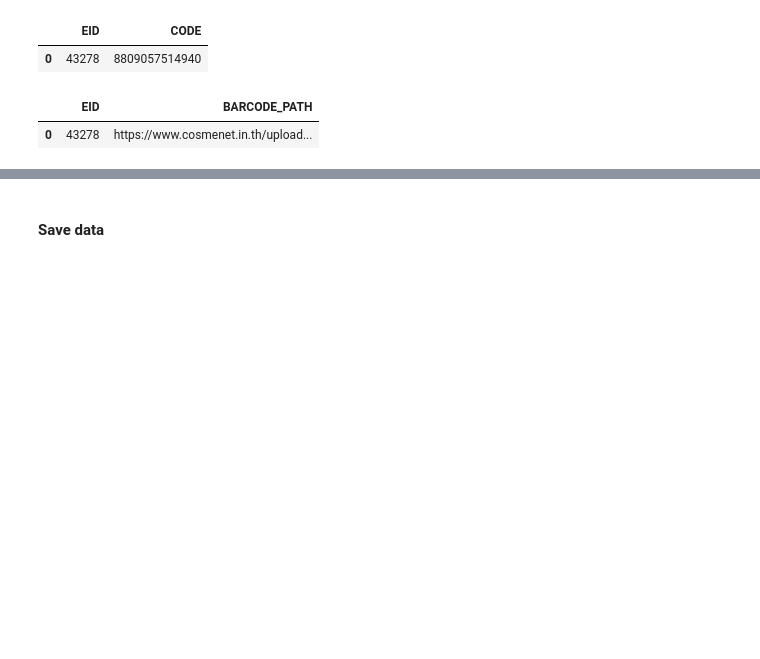
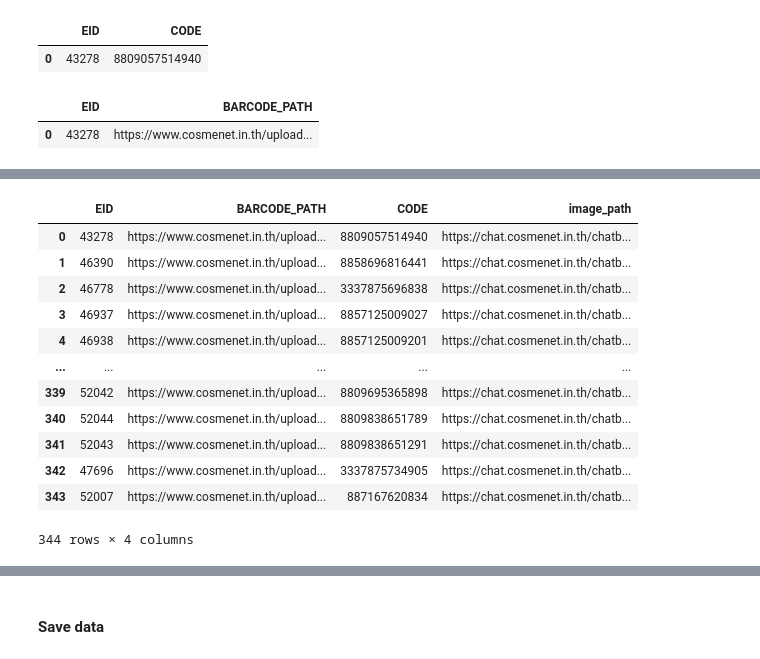
Before and after one commit to suthipongg/Similarity_model, a Jupyter notebook: db_cosmenet/push_real_data_scanner.ipynb, the cells around one changed output, grey strips where cells are left out. Saved outputs shown, nothing was run; the diff lists cells and outputs as text; code cells hidden in the pictures; blank space fills up the shorter version.

```diff
--- a/db_cosmenet/push_real_data_scanner.ipynb
+++ b/db_cosmenet/push_real_data_scanner.ipynb
@@ -326,3 +351,19 @@ barcode_img_data.head(1)
+# %%
+barcode_img_data
+# %% [output]
+|  | EID | BARCODE_PATH | CODE | image_path |
+| 0 | 43278 | https://www.cosmenet.in.th/upload... | 8809057514940 | https://chat.cosmenet.in.th/chatb... |
+| 1 | 46390 | https://www.cosmenet.in.th/upload... | 8858696816441 | https://chat.cosmenet.in.th/chatb... |
+| 2 | 46778 | https://www.cosmenet.in.th/upload... | 3337875696838 | https://chat.cosmenet.in.th/chatb... |
+| 3 | 46937 | https://www.cosmenet.in.th/upload... | 8857125009027 | https://chat.cosmenet.in.th/chatb... |
+| 4 | 46938 | https://www.cosmenet.in.th/upload... | 8857125009201 | https://chat.cosmenet.in.th/chatb... |
+| ... | ... | ... | ... | ... |
+| 339 | 52042 | https://www.cosmenet.in.th/upload... | 8809695365898 | https://chat.cosmenet.in.th/chatb... |
+| 340 | 52044 | https://www.cosmenet.in.th/upload... | 8809838651789 | https://chat.cosmenet.in.th/chatb... |
+| 341 | 52043 | https://www.cosmenet.in.th/upload... | 8809838651291 | https://chat.cosmenet.in.th/chatb... |
+| 342 | 47696 | https://www.cosmenet.in.th/upload... | 3337875734905 | https://chat.cosmenet.in.th/chatb... |
+| 343 | 52007 | https://www.cosmenet.in.th/upload... | 887167620834 | https://chat.cosmenet.in.th/chatb... |
+344 rows × 4 columns
 # %%
 # check barcode not have code provided
 barcode_not_have_code_provided = barcode_img_data[~(barcode_img_data['EID'].isin(code_barcode_img_data['EID']))]
```
Also changed, not shown: parts of 35 cells of this notebook, 1 other file.
